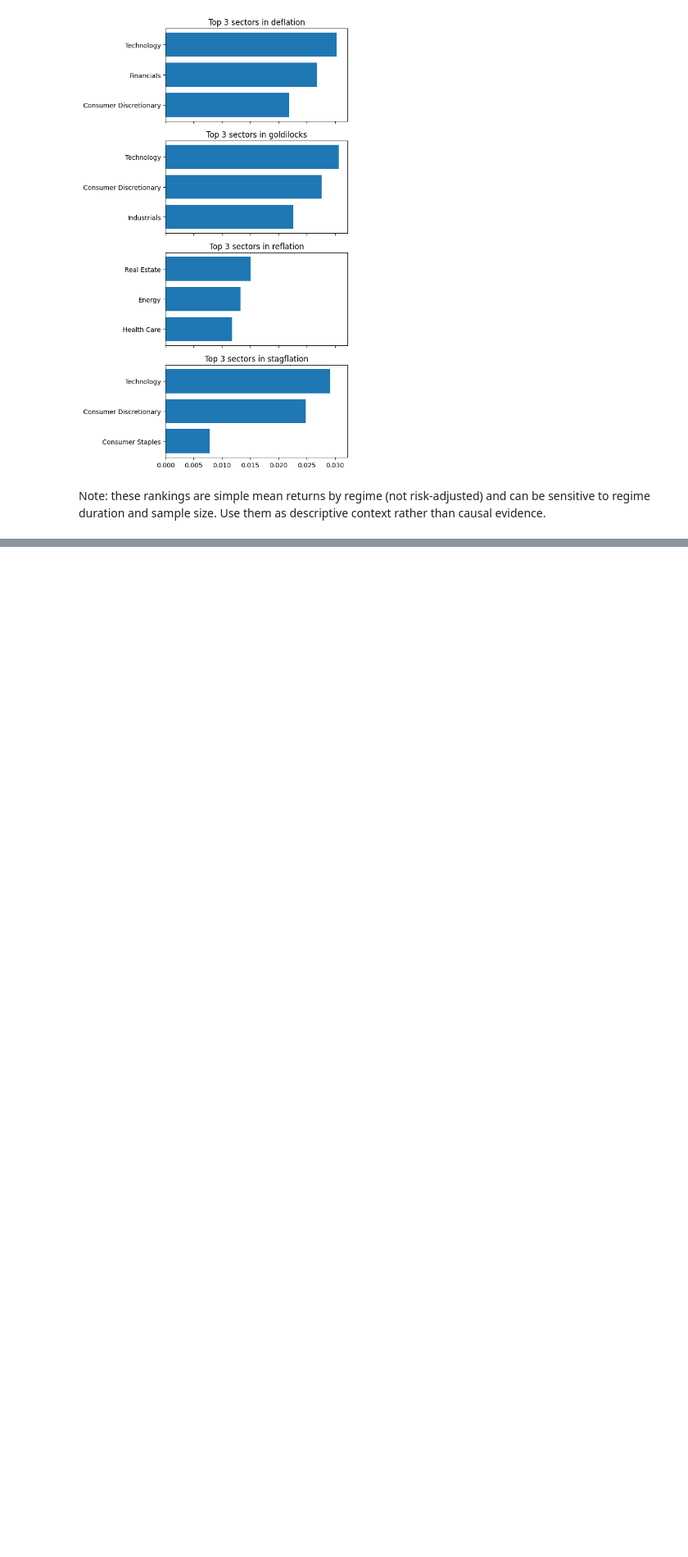
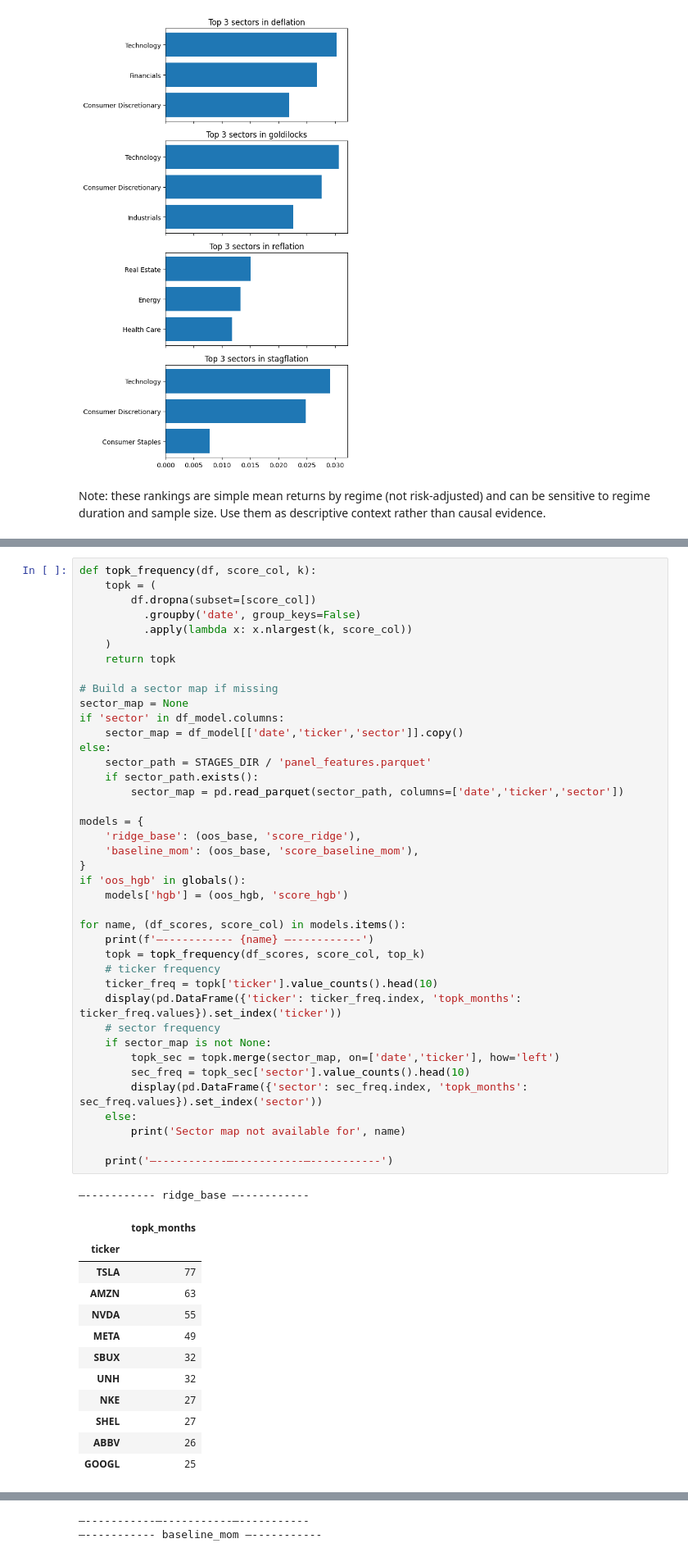
Before and after one commit to IgorDragone/hybrid-stock-prediction-thesis, a Jupyter notebook: notebooks/04_robustness.ipynb, the cells around one changed output, grey strips where cells are left out. Shown at 82% size. Saved outputs shown, nothing was run; the diff lists cells and outputs as text; blank space fills up the shorter version.

Commit message:
nb04 done, minor details left

```diff
--- a/notebooks/04_robustness.ipynb
+++ b/notebooks/04_robustness.ipynb
@@ -493,0 +497,54 @@ Quali tickers/settori crescono meglio o hanno migliori metriche dipendendo dal m
+# %%
+def topk_frequency(df, score_col, k):
+    topk = (
+        df.dropna(subset=[score_col])
+          .groupby('date', group_keys=False)
+          .apply(lambda x: x.nlargest(k, score_col))
+    )
+    return topk
+
+# Build a sector map if missing
+sector_map = None
+if 'sector' in df_model.columns:
+    sector_map = df_model[['date','ticker','sector']].copy()
+else:
+    sector_path = STAGES_DIR / 'panel_features.parquet'
+    if sector_path.exists():
+        sector_map = pd.read_parquet(sector_path, columns=['date','ticker','sector'])
+
+models = {
+    'ridge_base': (oos_base, 'score_ridge'),
+    'baseline_mom': (oos_base, 'score_baseline_mom'),
+}
+if 'oos_hgb' in globals():
+    models['hgb'] = (oos_hgb, 'score_hgb')
+
+for name, (df_scores, score_col) in models.items():
+    print(f'—----------- {name} —-----------')
+    topk = topk_frequency(df_scores, score_col, top_k)
+    # ticker frequency
+    ticker_freq = topk['ticker'].value_counts().head(10)
+    display(pd.DataFrame({'ticker': ticker_freq.index, 'topk_months': ticker_freq.values}).set_index('ticker'))
+    # sector frequency
+    if sector_map is not None:
+        topk_sec = topk.merge(sector_map, on=['date','ticker'], how='left')
+        sec_freq = topk_sec['sector'].value_counts().head(10)
+        display(pd.DataFrame({'sector': sec_freq.index, 'topk_months': sec_freq.values}).set_index('sector'))
+    else:
+        print('Sector map not available for', name)
+
+    print('—-----------—-----------—-----------')
+# %% [output]
+—----------- ridge_base —-----------
+|  | topk_months |
+| ticker |  |
+| TSLA | 77 |
+| AMZN | 63 |
+| NVDA | 55 |
+| META | 49 |
+| SBUX | 32 |
+| UNH | 32 |
+| NKE | 27 |
+| SHEL | 27 |
+| ABBV | 26 |
+| GOOGL | 25 |
@@ -493,0 +561,2 @@ Quali tickers/settori crescono meglio o hanno migliori metriche dipendendo dal m
+—-----------—-----------—-----------
+—----------- baseline_mom —-----------
```
Also changed, not shown: parts of 6 cells of this notebook, 5 other files.
